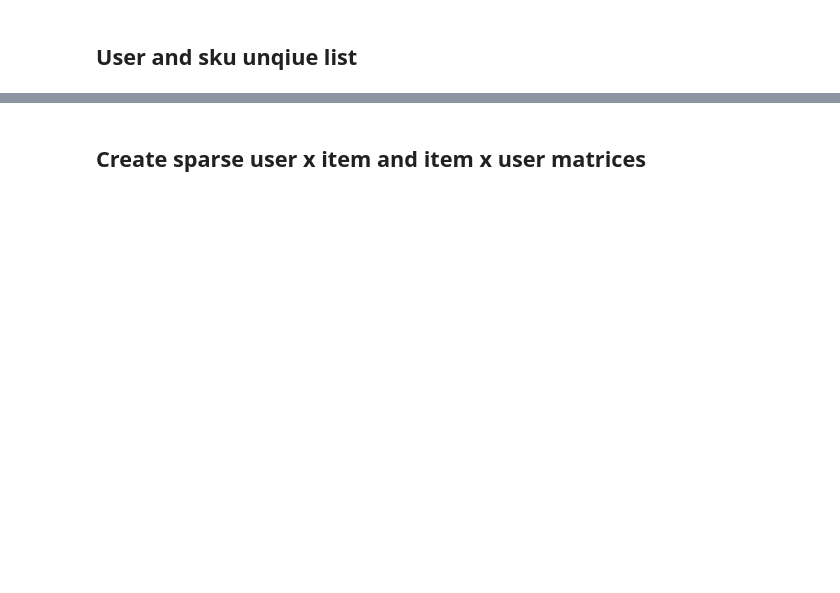
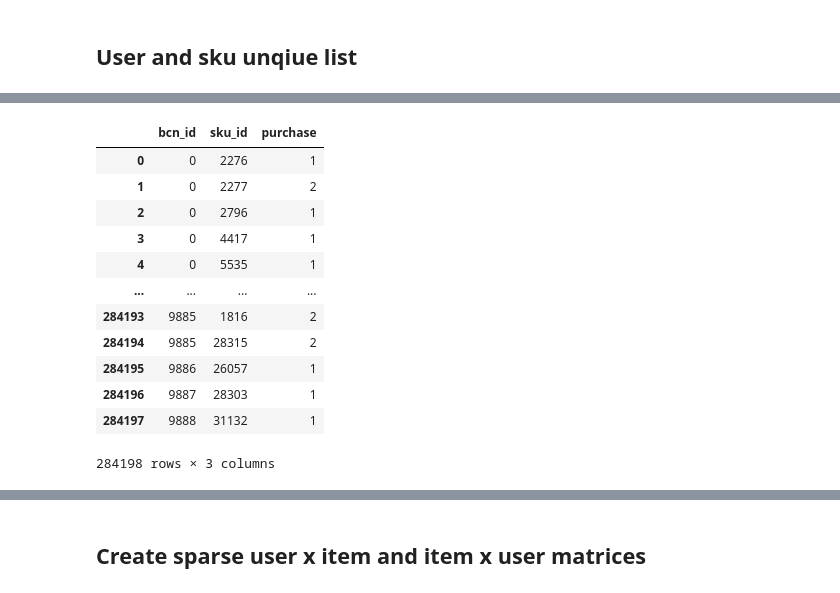
Before and after one commit to vincm1/RecSys_Implicit, a Jupyter notebook: Alternating_Least_Squares_(ALS)_&_Bayesian_Personalized_Ranking_(BPR).ipynb, the cells around one changed output, grey strips where cells are left out. Cells and saved outputs as stored; diff of their text form; code cells hidden in the pictures; blank space fills up the shorter version.

```diff
--- a/Alternating_Least_Squares_(ALS)_&_Bayesian_Personalized_Ranking_(BPR).ipynb
+++ b/Alternating_Least_Squares_(ALS)_&_Bayesian_Personalized_Ranking_(BPR).ipynb
@@ -73,8 +95,23 @@ df_1.head(3)
 # %%
 grouped_df = df.groupby(["bcn_id", "sku_id"]).agg({
-    "Qty Shipped": "sum",
     "purchase": "sum"
 }).reset_index()
+# %%
+grouped_df
+# %% [output]
+|  | bcn_id | sku_id | purchase |
+| 0 | 0 | 2276 | 1 |
+| 1 | 0 | 2277 | 2 |
+| 2 | 0 | 2796 | 1 |
+| 3 | 0 | 4417 | 1 |
+| 4 | 0 | 5535 | 1 |
+| ... | ... | ... | ... |
+| 284193 | 9885 | 1816 | 2 |
+| 284194 | 9885 | 28315 | 2 |
+| 284195 | 9886 | 26057 | 1 |
+| 284196 | 9887 | 28303 | 1 |
+| 284197 | 9888 | 31132 | 1 |
+284198 rows × 3 columns
 # %%
 grouped_df_binary = grouped_df[["bcn_id", "sku_id", "purchase"]]
 grouped_df_binary["purchase"] = 1
```
Also changed, not shown: parts of 38 cells of this notebook.
